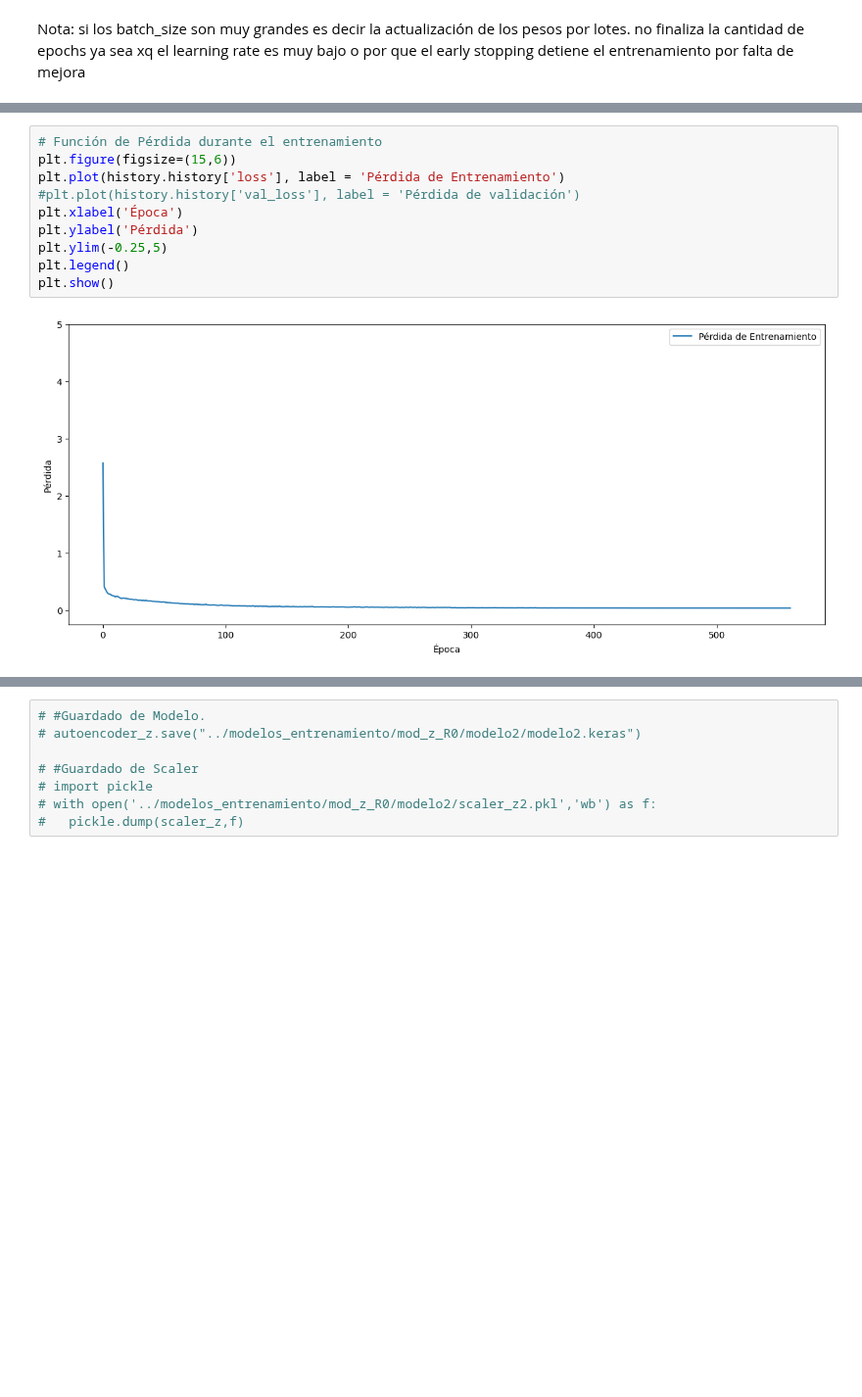
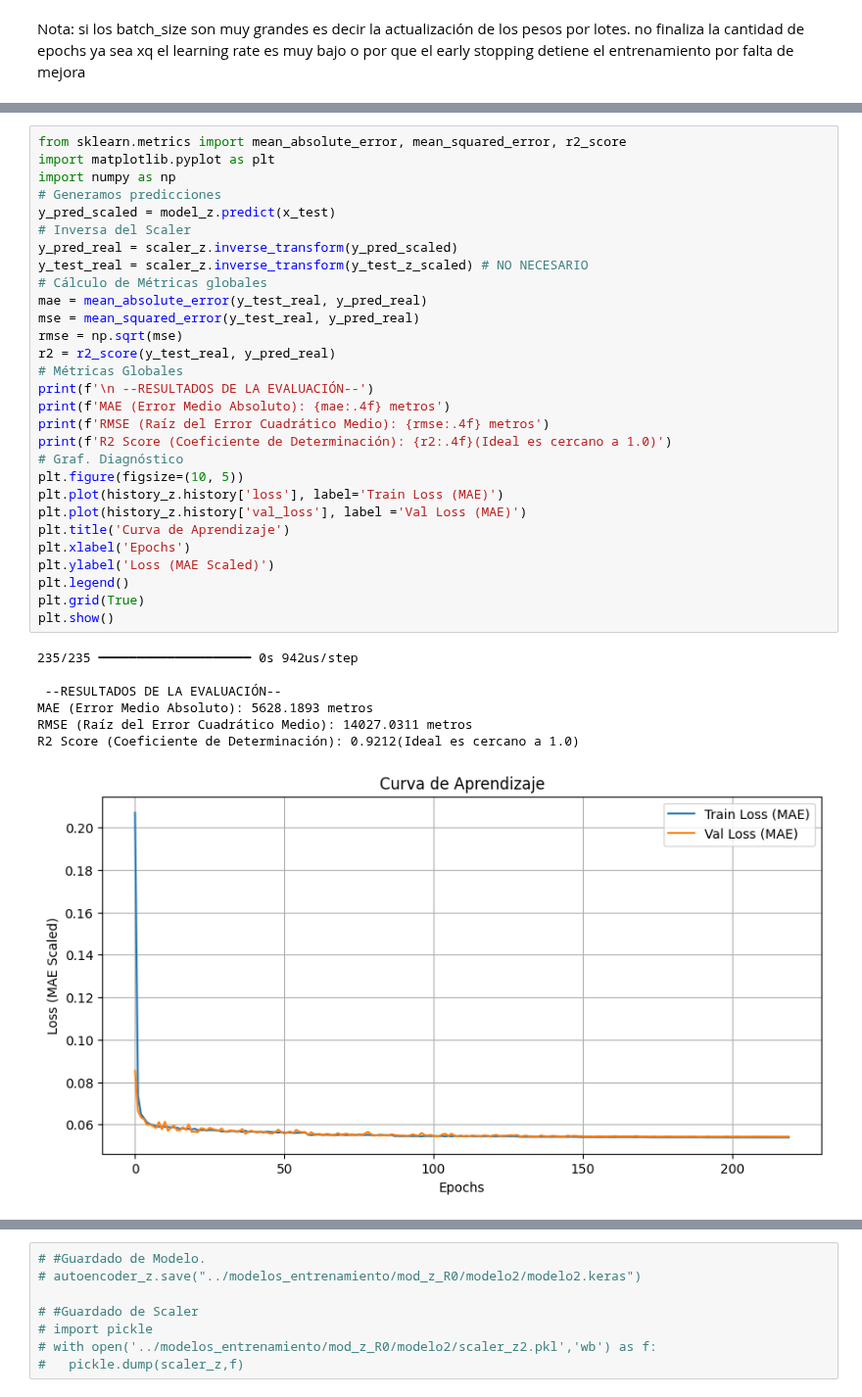
Before and after one commit to ValeFernando840/Ray-Tracing, a Jupyter notebook: Entrenamiento/03-Entrenamiento_Z.ipynb, the cells around one changed output, grey strips where cells are left out. Shown at 98% size. Saved outputs shown, nothing was run; the diff lists cells and outputs as text; blank space fills up the shorter version.

```diff
--- a/Entrenamiento/03-Entrenamiento_Z.ipynb
+++ b/Entrenamiento/03-Entrenamiento_Z.ipynb
@@ -235,12 +225,37 @@ plt.show()
-# %%
-# Función de Pérdida durante el entrenamiento
-plt.figure(figsize=(15,6))
-plt.plot(history.history['loss'], label = 'Pérdida de Entrenamiento')
-#plt.plot(history.history['val_loss'], label = 'Pérdida de validación')
-plt.xlabel('Época')
-plt.ylabel('Pérdida')
-plt.ylim(-0.25,5)
-plt.legend()
-plt.show()
-# %% [output]
-[figure, removed]
+# %%
+from sklearn.metrics import mean_absolute_error, mean_squared_error, r2_score
+import matplotlib.pyplot as plt
+import numpy as np
+# Generamos predicciones
+y_pred_scaled = model_z.predict(x_test)
+# Inversa del Scaler
+y_pred_real = scaler_z.inverse_transform(y_pred_scaled)
+y_test_real = scaler_z.inverse_transform(y_test_z_scaled) # NO NECESARIO
+# Cálculo de Métricas globales
+mae = mean_absolute_error(y_test_real, y_pred_real)
+mse = mean_squared_error(y_test_real, y_pred_real)
+rmse = np.sqrt(mse)
+r2 = r2_score(y_test_real, y_pred_real)
+# Métricas Globales
+print(f'\n --RESULTADOS DE LA EVALUACIÓN--')
+print(f'MAE (Error Medio Absoluto): {mae:.4f} metros')
+print(f'RMSE (Raíz del Error Cuadrático Medio): {rmse:.4f} metros')
+print(f'R2 Score (Coeficiente de Determinación): {r2:.4f}(Ideal es cercano a 1.0)')
+# Graf. Diagnóstico
+plt.figure(figsize=(10, 5))
+plt.plot(history_z.history['loss'], label='Train Loss (MAE)')
+plt.plot(history_z.history['val_loss'], label ='Val Loss (MAE)')
+plt.title('Curva de Aprendizaje')
+plt.xlabel('Epochs')
+plt.ylabel('Loss (MAE Scaled)')
+plt.legend()
+plt.grid(True)
+plt.show()
+# %% [output]
+235/235 ━━━━━━━━━━━━━━━━━━━━ 0s 942us/step
+
+ --RESULTADOS DE LA EVALUACIÓN--
+MAE (Error Medio Absoluto): 5628.1893 metros
+RMSE (Raíz del Error Cuadrático Medio): 14027.0311 metros
+R2 Score (Coeficiente de Determinación): 0.9212(Ideal es cercano a 1.0)
+[figure, added]
```
Also changed, not shown: parts of 9 cells of this notebook.
